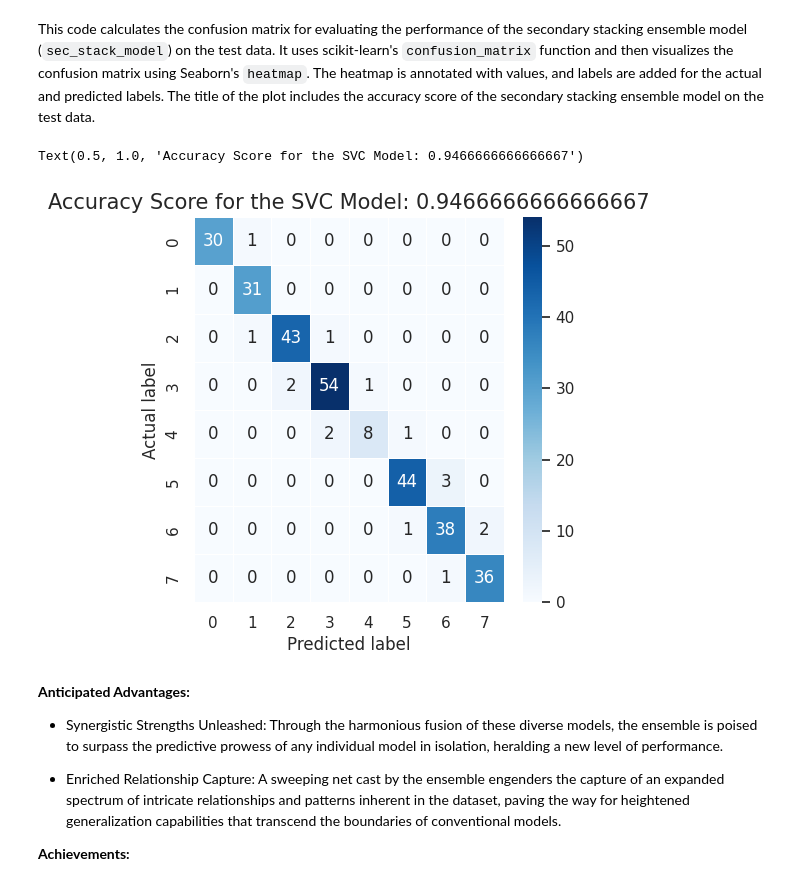
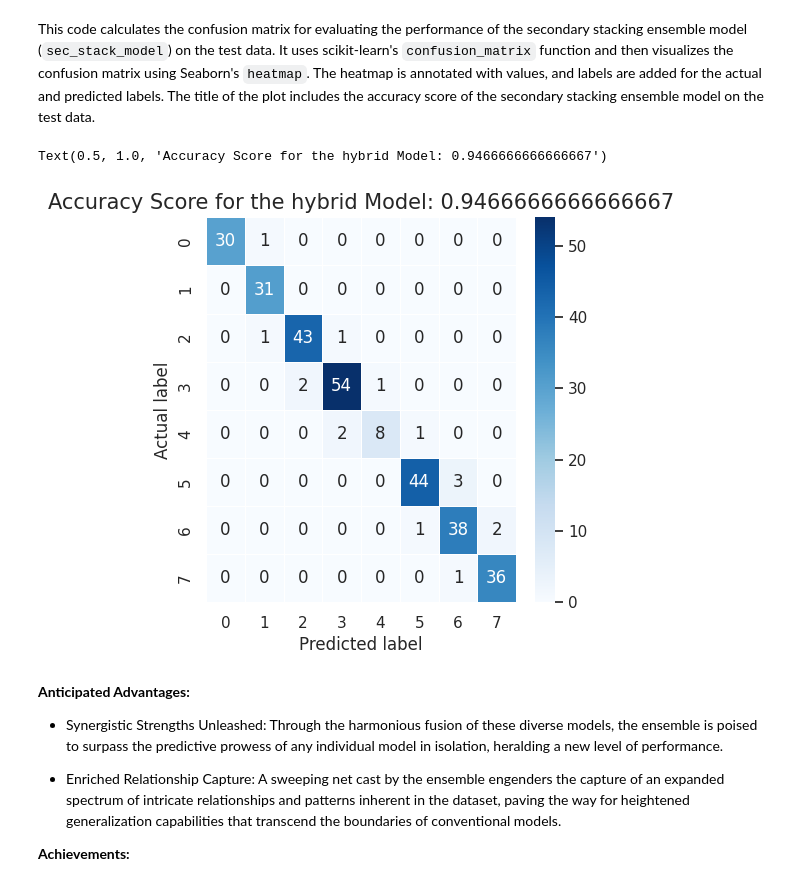
Before and after one commit to Ofori416/Student.PredictionModel, a Jupyter notebook: Student_Prediction.ipynb, the cells around one changed output. Drawn from its saved outputs; the diff is of its cells as text; code cells hidden in the pictures.

```diff
--- a/Student_Prediction.ipynb
+++ b/Student_Prediction.ipynb
@@ -706,15 +706,15 @@ This code calculates the confusion matrix for evaluating the performance of the
 # %%
 from sklearn.metrics import confusion_matrix
 cm = confusion_matrix(y_test, y_pred_stack)
 plt.figure(figsize=(5,5))
 sns.heatmap(data = cm, linewidths = 0.5, annot = True, cmap = 'Blues')
 plt.ylabel('Actual label')
 plt.xlabel('Predicted label')
-all_sample_title = 'Accuracy Score for the SVC Model: {0}'.format(sec_stack_model.score(X_test, y_test))
+all_sample_title = 'Accuracy Score for the hybrid Model: {0}'.format(sec_stack_model.score(X_test, y_test))
 plt.title(all_sample_title, size = 15)
 # %% [output]
-Text(0.5, 1.0, 'Accuracy Score for the SVC Model: 0.9466666666666667')
+Text(0.5, 1.0, 'Accuracy Score for the hybrid Model: 0.9466666666666667')
-[figure, old version]
+[figure, new version]
 # %% [markdown]
 
 **Anticipated Advantages:**
```
Also changed, not shown: parts of 1 cell of this notebook.
